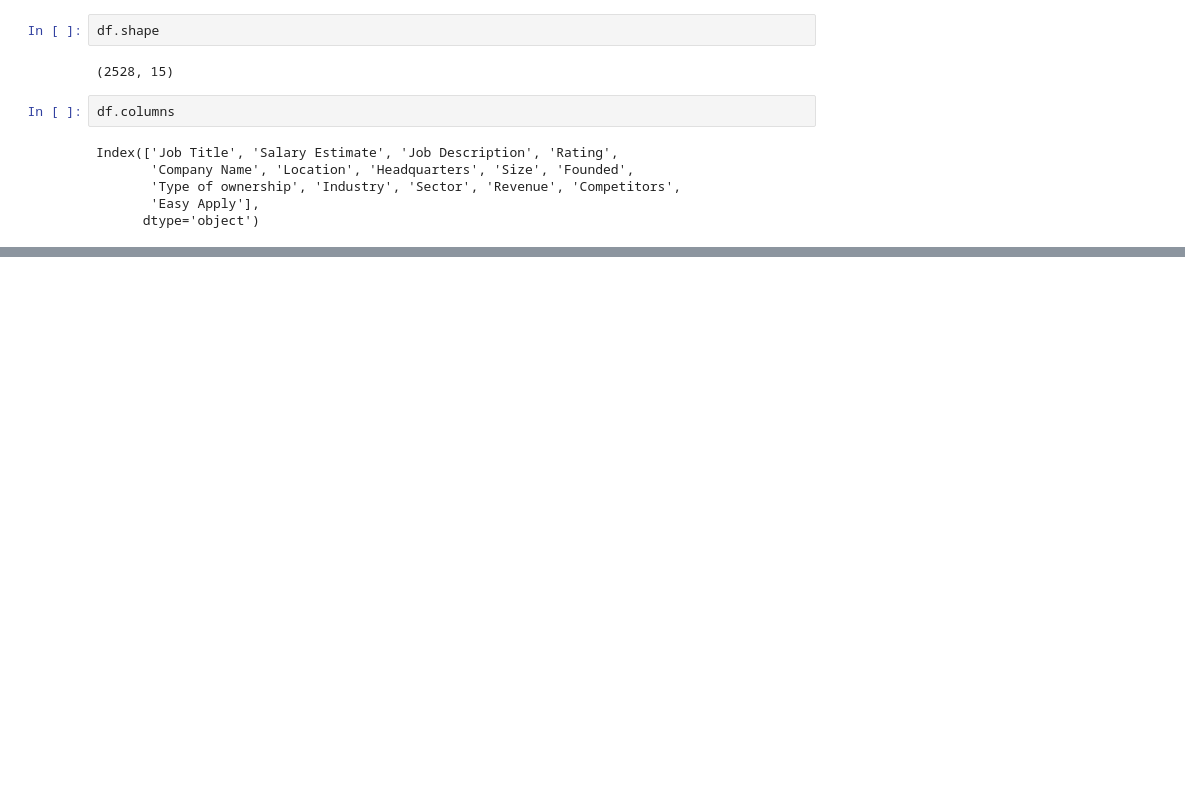
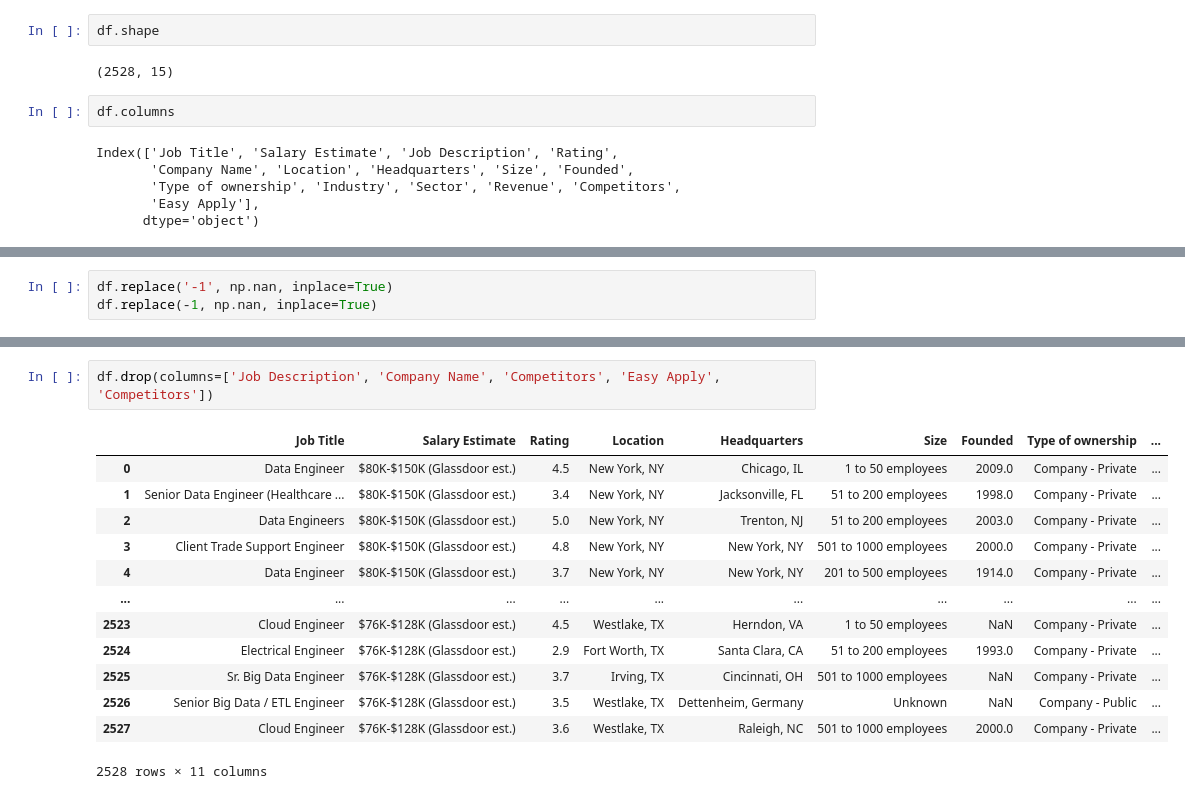
Before and after one commit to Hanuro/data-engineer-jobs-analysis, a Jupyter notebook: research/assets/dataviz/dataengineer.ipynb, the cells around one changed output, grey strips where cells are left out. Saved outputs shown, nothing was run; the diff lists cells and outputs as text; blank space fills up the shorter version.

```diff
--- a/research/assets/dataviz/dataengineer.ipynb
+++ b/research/assets/dataviz/dataengineer.ipynb
@@ -24,0 +37,3 @@ Index(['Job Title', 'Salary Estimate', 'Job Description', 'Rating',
+# %%
+df.replace('-1', np.nan, inplace=True)
+df.replace(-1, np.nan, inplace=True)
@@ -24,0 +59,16 @@ Index(['Job Title', 'Salary Estimate', 'Job Description', 'Rating',
+# %%
+df.drop(columns=['Job Description', 'Company Name', 'Competitors', 'Easy Apply', 'Competitors'])
+# %% [output]
+|  | Job Title | Salary Estimate | Rating | Location | Headquarters | Size | Founded | Type of ownership | ... |
+| 0 | Data Engineer | $80K-$150K (Glassdoor est.) | 4.5 | New York, NY | Chicago, IL | 1 to 50 employees | 2009.0 | Company - Private | ... |
+| 1 | Senior Data Engineer (Healthcare ... | $80K-$150K (Glassdoor est.) | 3.4 | New York, NY | Jacksonville, FL | 51 to 200 employees | 1998.0 | Company - Private | ... |
+| 2 | Data Engineers | $80K-$150K (Glassdoor est.) | 5.0 | New York, NY | Trenton, NJ | 51 to 200 employees | 2003.0 | Company - Private | ... |
+| 3 | Client Trade Support Engineer | $80K-$150K (Glassdoor est.) | 4.8 | New York, NY | New York, NY | 501 to 1000 employees | 2000.0 | Company - Private | ... |
+| 4 | Data Engineer | $80K-$150K (Glassdoor est.) | 3.7 | New York, NY | New York, NY | 201 to 500 employees | 1914.0 | Company - Private | ... |
+| ... | ... | ... | ... | ... | ... | ... | ... | ... | ... |
+| 2523 | Cloud Engineer | $76K-$128K (Glassdoor est.) | 4.5 | Westlake, TX | Herndon, VA | 1 to 50 employees | NaN | Company - Private | ... |
+| 2524 | Electrical Engineer | $76K-$128K (Glassdoor est.) | 2.9 | Fort Worth, TX | Santa Clara, CA | 51 to 200 employees | 1993.0 | Company - Private | ... |
+| 2525 | Sr. Big Data Engineer | $76K-$128K (Glassdoor est.) | 3.7 | Irving, TX | Cincinnati, OH | 501 to 1000 employees | NaN | Company - Private | ... |
+| 2526 | Senior Big Data / ETL Engineer | $76K-$128K (Glassdoor est.) | 3.5 | Westlake, TX | Dettenheim, Germany | Unknown | NaN | Company - Public | ... |
+| 2527 | Cloud Engineer | $76K-$128K (Glassdoor est.) | 3.6 | Westlake, TX | Raleigh, NC | 501 to 1000 employees | 2000.0 | Company - Private | ... |
+2528 rows × 11 columns
```
Also changed, not shown: parts of 8 cells of this notebook.
